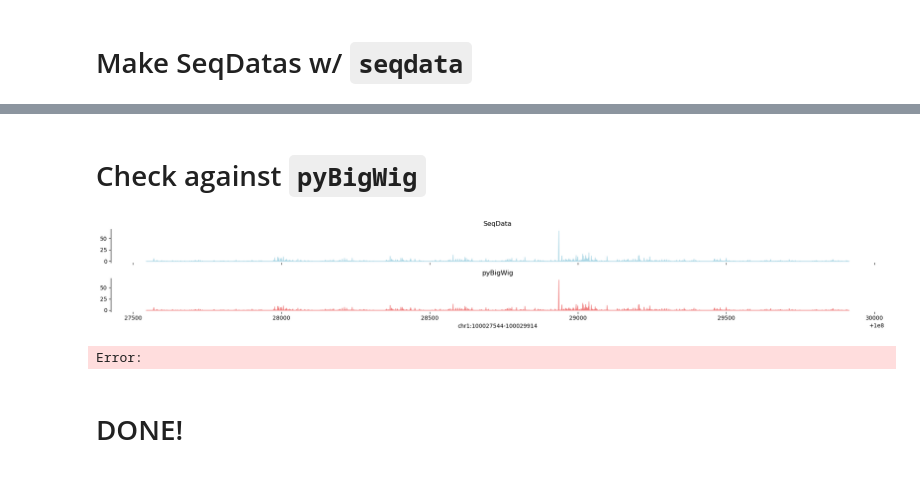
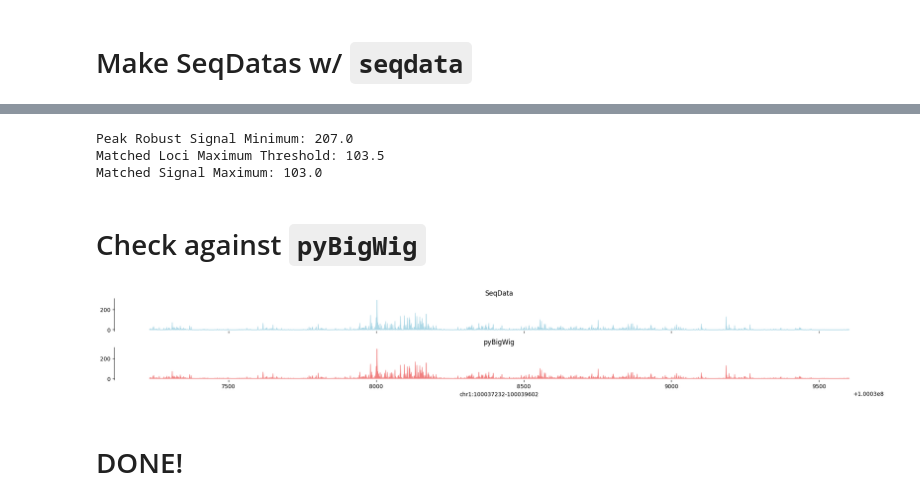
Before and after one commit to ML4GLand/tutorials, a Jupyter notebook: bulk_atac_basepair/1_make_SeqData.ipynb, the cells around one changed output, grey strips where cells are left out. Drawn from its saved outputs; the diff is of its cells as text; code cells hidden in the pictures.

```diff
--- a/bulk_atac_basepair/1_make_SeqData.ipynb
+++ b/bulk_atac_basepair/1_make_SeqData.ipynb
@@ -76,0 +95,6 @@ awk '{mid = int(($2 + $3) / 2); distance = mid - $2; print $0, ".", ".", ".", ".
+# %%
+# Set-up all file paths
+peaks = os.path.join(data_dir, "ENCSR868FGK_K562_ATAC-seq_peaks_no_blacklist.bed")
+signal = os.path.join(data_dir, "K562_ATAC-seq_unstranded_counts.bw")
+fasta = os.path.join(data_dir, "hg38.fa")
+negatives = os.path.join(data_dir, "K562_ATAC-seq_negatives_run1.bed")
@@ -88,10 +145,3 @@ data_dir = "/cellar/users/aklie/data/datasets/K562_ATAC-seq/data"
-# %%
-# Set-up all file paths
-peaks = os.path.join(data_dir, "ENCSR868FGK_K562_ATAC-seq_peaks.bed")
-negatives = os.path.join(data_dir, "K562_ATAC-seq_negatives.bed")
-signal = os.path.join(data_dir, "K562_ATAC-seq_unstranded_counts.bw")
-fasta = os.path.join(data_dir, "hg38.fa")
-peaks, negatives, signal
 # %%
 # Make output directory if doesn't exist
 peaks_out = os.path.join(data_dir, "K562_ATAC-seq_peaks.zarr")
@@ -161,3 +366,15 @@ sdata
+# %%
+#
+robust_min = np.nanquantile(peak_counts, 0.01).item()
+threshold = robust_min * signal_beta
+neg_max = neg_counts.max()
+print("Peak Robust Signal Minimum: {}".format(robust_min))
+print("Matched Loci Maximum Threshold: {}".format(threshold))
+print("Matched Signal Maximum: {}".format(neg_max))
+# %% [output]
+Peak Robust Signal Minimum: 207.0
+Matched Loci Maximum Threshold: 103.5
+Matched Signal Maximum: 103.0
 # %% [markdown]
 # Check against `pyBigWig`
 # %%
@@ -183,32 +400,31 @@ def plot_tracks(tracks, interval, height=1.5, colors=None):
 file = pyBigWig.open(str(signal))
 # %%
 # Get data
-seq_num = 0
-ser = sdata[["name", "chrom", "chromStart", "chromEnd"]].to_dataframe().loc[seq_num]
+seq_num = 10
+ser = sdata_peaks[["name", "chrom", "chromStart", "chromEnd"]].to_dataframe().loc[seq_num]
 sdata_vals = sdata["cov"][seq_num].values.squeeze()
 pybw_vals = np.nan_to_num(np.array(file.values(ser["chrom"], ser["chromStart"], ser["chromEnd"])))
 chrom = ser["chrom"]
 chromStart = ser["chromStart"]
 chromEnd = ser["chromEnd"]
 interval = dict(chrom=chrom, start=chromStart, end=chromEnd)
 tracks = {
     "SeqData": sdata_vals,
     "pyBigWig": pybw_vals
 }
 colors = {
     "SeqData": "lightblue",
     "pyBigWig": "lightcoral"
 }
 
 # Plot tracks
 plot_tracks(
     tracks=tracks,
     interval=interval,
     colors=colors
 )
 # %% [output]
-[figure, old version]
+[figure, new version]
-Error:
 # %% [markdown]
 # DONE!
 # %% [markdown]
```
Also changed, not shown: parts of 40 cells of this notebook, 21 other files.
